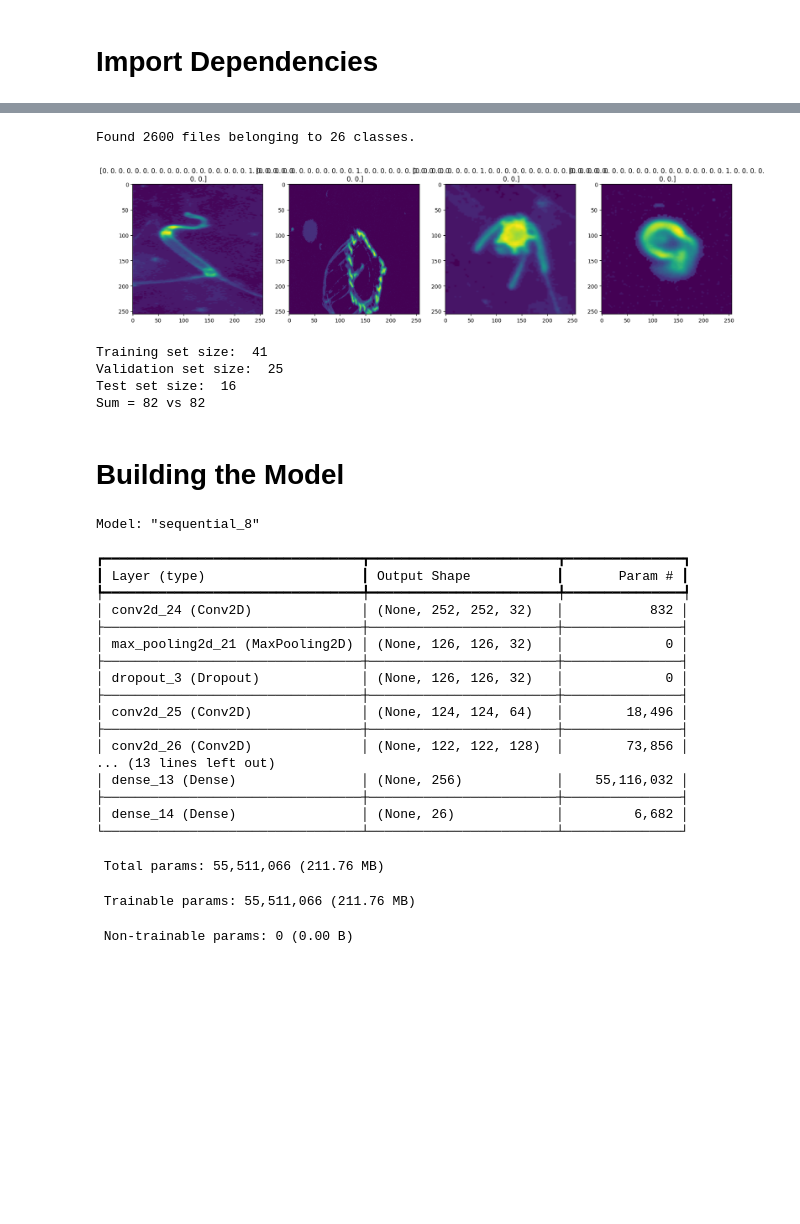
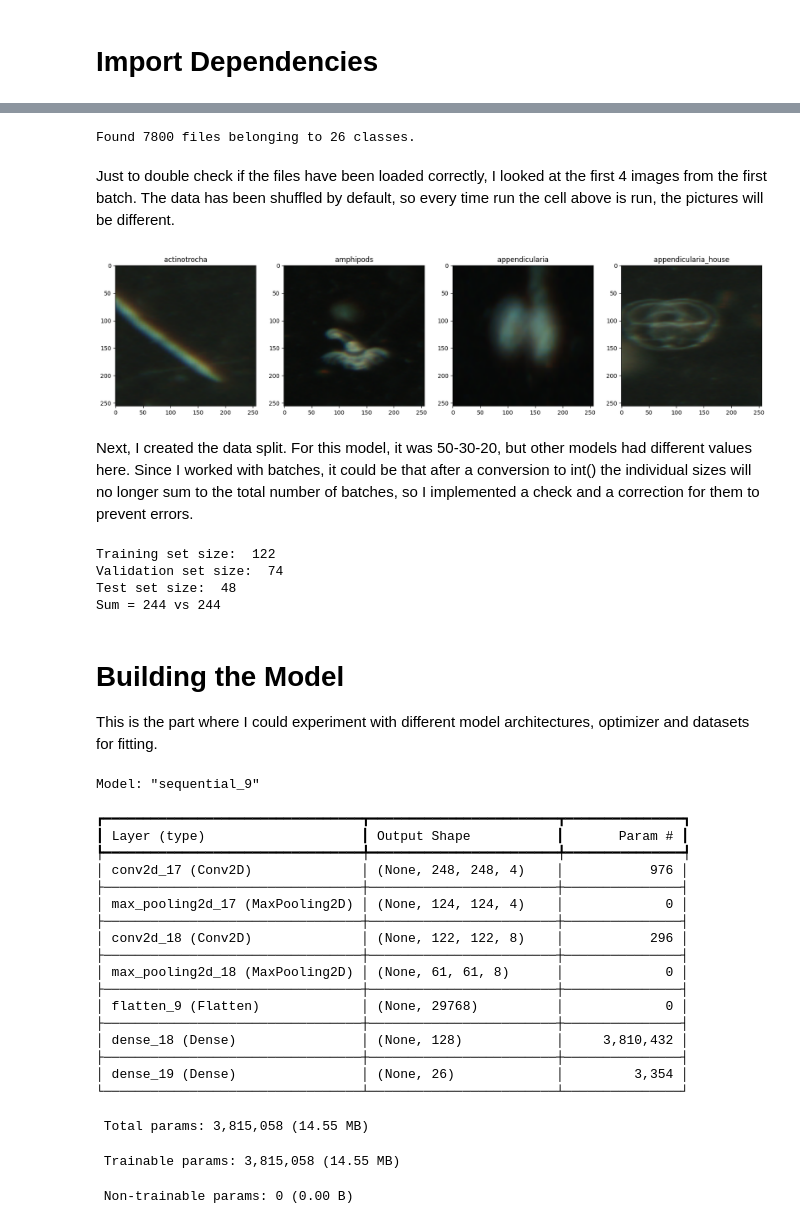
Before and after one commit to Bajtinus/ML-Project, a Jupyter notebook: Project/CNN.ipynb, the cells around one changed output, grey strips where cells are left out. Drawn from its saved outputs; the diff is of its cells as text; code cells hidden in the pictures; blank space fills up the shorter version.

```diff
--- a/Project/CNN.ipynb
+++ b/Project/CNN.ipynb
@@ -15,8 +17,8 @@ from tensorflow.keras.layers import Conv2D, MaxPooling2D, Flatten, Dropout, Dens
 from tensorflow.keras.metrics import Precision, Recall, BinaryAccuracy
 from sklearn.metrics import confusion_matrix, ConfusionMatrixDisplay
 # %%
-training_dir = "D:/ML_Dataset/subsets/equal_dist_100"
-testing_dir = "D:/ML_Dataset/subsets/equal_dist_100"
+training_dir = "D:/ML_Dataset/subsets/equal_dist_300"
+testing_dir = "D:/ML_Dataset/subsets/equal_dist_300"
 logs_dir = "logs"
 os.environ['TF_CPP_MIN_LOG_LEVEL'] = '2'
 # %% [markdown]
@@ -24,8 +35,9 @@ os.environ['TF_CPP_MIN_LOG_LEVEL'] = '2'
 # %%
-data = tf.keras.utils.image_dataset_from_directory(training_dir, image_size=(256, 256), color_mode="grayscale")
+data = tf.keras.utils.image_dataset_from_directory(training_dir, image_size=(256, 256))
 class_names_map = {i: class_name for i, class_name in enumerate(data.class_names)}
 data = data.map(lambda x, y: (x / 255.0, tf.keras.utils.to_categorical(y, num_classes=26)))
 
 data_iterator = data.as_numpy_iterator()
+batch = data_iterator.next()
 # %% [output]
-Found 2600 files belonging to 26 classes.
+Found 7800 files belonging to 26 classes.
@@ -34,10 +44,15 @@ batch = data_iterator.next()
+# %% [markdown]
+Just to double check if the files have been loaded correctly, I looked at the first 4 images from the first batch. The data has been shuffled by default, so every time run the cell above is run, the pictures will be different.
 # %%
 fig, ax = plt.subplots(ncols=4, figsize=(20, 20))
-for idx, img in enumerate(batch[0][:4]):
-    ax[idx].imshow(img)
-    ax[idx].title.set_text(batch[1][idx])
+for i, img in enumerate(batch[0][:4]):
+    ax[i].imshow(img)
+    ax[i].title.set_text(class_names_map[i])
 # %% [output]
-[figure, old version]
+[figure, new version]
+# %% [markdown]
+Next, I created the data split. For this model, it was 50-30-20, but other models had different values here.
+Since I worked with batches, it could be that after a conversion to int() the individual sizes will no longer sum to the total number of batches, so I implemented a check and a correction for them to prevent errors.
 # %%
 train_size = int(len(data) * 0.5)
 val_size = int(len(data) * 0.3)
@@ -59,54 +74,46 @@ train = data.take(train_size)
 val = data.skip(train_size).take(val_size)
 test = data.skip(train_size + val_size).take(test_size)
 # %% [output]
-Training set size:  41
-Validation set size:  25
-Test set size:  16
-Sum = 82 vs 82
+Training set size:  122
+Validation set size:  74
+Test set size:  48
+Sum = 244 vs 244
 # %% [markdown]
 # Building the Model
+
+This is the part where I could experiment with different model architectures, optimizer and datasets for fitting.
 # %%
 model = Sequential()
-model.add(Input(shape=(256, 256, 1)))
-model.add(Conv2D(32, (5, 5), activation='relu'))
-model.add(MaxPooling2D((2, 2)))
-model.add(Dropout(0.3))
-
-model.add(Conv2D(64, (3, 3), activation='relu'))
-model.add(Conv2D(128, (3, 3), activation='relu'))
-model.add(MaxPooling2D((2, 2)))
-model.add(Dropout(0.3))
-
-model.add(Conv2D(256, (3, 3), activation='relu'))
-model.add(MaxPooling2D((2, 2)))
-model.add(Dropout(0.3))
-
+model.add(Input(shape=(256, 256, 3)))
+model.add(Conv2D(4, (9, 9), activation='relu'))
+model.add(MaxPooling2D())
+model.add(Conv2D(8, (3, 3), activation='relu'))
+model.add(MaxPooling2D())
 model.add(Flatten())
-model.add(Dense(256))
+model.add(Dense(128, activation='relu'))
 model.add(Dense(26, activation='softmax'))
 
-
+model.compile(optimizer='adam', loss='categorical_crossentropy', metrics=['accuracy'])
 model.summary()
-model.compile(optimizer='adam', loss='categorical_crossentropy', metrics=['accuracy'])
 # %% [output]
-Model: "sequential_8"
+Model: "sequential_9"
 ┏━━━━━━━━━━━━━━━━━━━━━━━━━━━━━━━━━┳━━━━━━━━━━━━━━━━━━━━━━━━┳━━━━━━━━━━━━━━━┓
 ┃ Layer (type)                    ┃ Output Shape           ┃       Param # ┃
 ┡━━━━━━━━━━━━━━━━━━━━━━━━━━━━━━━━━╇━━━━━━━━━━━━━━━━━━━━━━━━╇━━━━━━━━━━━━━━━┩
-│ conv2d_24 (Conv2D)              │ (None, 252, 252, 32)   │           832 │
+│ conv2d_17 (Conv2D)              │ (None, 248, 248, 4)    │           976 │
 ├─────────────────────────────────┼────────────────────────┼───────────────┤
-│ max_pooling2d_21 (MaxPooling2D) │ (None, 126, 126, 32)   │             0 │
+│ max_pooling2d_17 (MaxPooling2D) │ (None, 124, 124, 4)    │             0 │
 ├─────────────────────────────────┼────────────────────────┼───────────────┤
-│ dropout_3 (Dropout)             │ (None, 126, 126, 32)   │             0 │
+│ conv2d_18 (Conv2D)              │ (None, 122, 122, 8)    │           296 │
 ├─────────────────────────────────┼────────────────────────┼───────────────┤
-│ conv2d_25 (Conv2D)              │ (None, 124, 124, 64)   │        18,496 │
+│ max_pooling2d_18 (MaxPooling2D) │ (None, 61, 61, 8)      │             0 │
 ├─────────────────────────────────┼────────────────────────┼───────────────┤
-│ conv2d_26 (Conv2D)              │ (None, 122, 122, 128)  │        73,856 │
-... (13 lines left out)
-│ dense_13 (Dense)                │ (None, 256)            │    55,116,032 │
+│ flatten_9 (Flatten)             │ (None, 29768)          │             0 │
 ├─────────────────────────────────┼────────────────────────┼───────────────┤
-│ dense_14 (Dense)                │ (None, 26)             │         6,682 │
+│ dense_18 (Dense)                │ (None, 128)            │     3,810,432 │
+├─────────────────────────────────┼────────────────────────┼───────────────┤
+│ dense_19 (Dense)                │ (None, 26)             │         3,354 │
 └─────────────────────────────────┴────────────────────────┴───────────────┘
- Total params: 55,511,066 (211.76 MB)
+ Total params: 3,815,058 (14.55 MB)
- Trainable params: 55,511,066 (211.76 MB)
+ Trainable params: 3,815,058 (14.55 MB)
  Non-trainable params: 0 (0.00 B)
```
Also changed, not shown: parts of 16 cells of this notebook, 4 other files.
